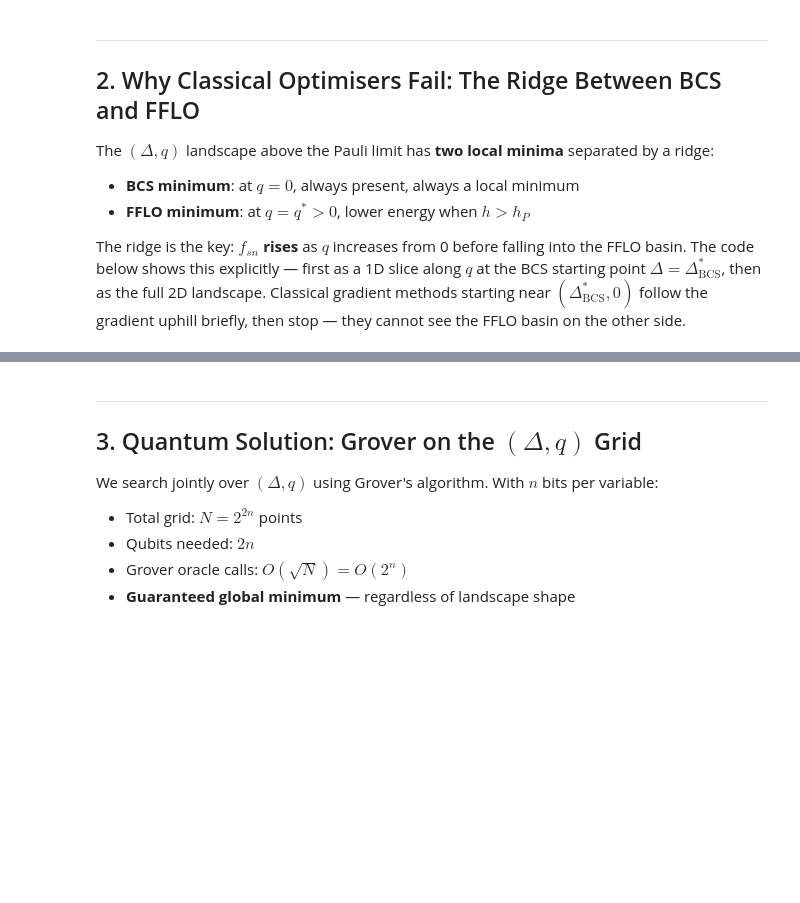
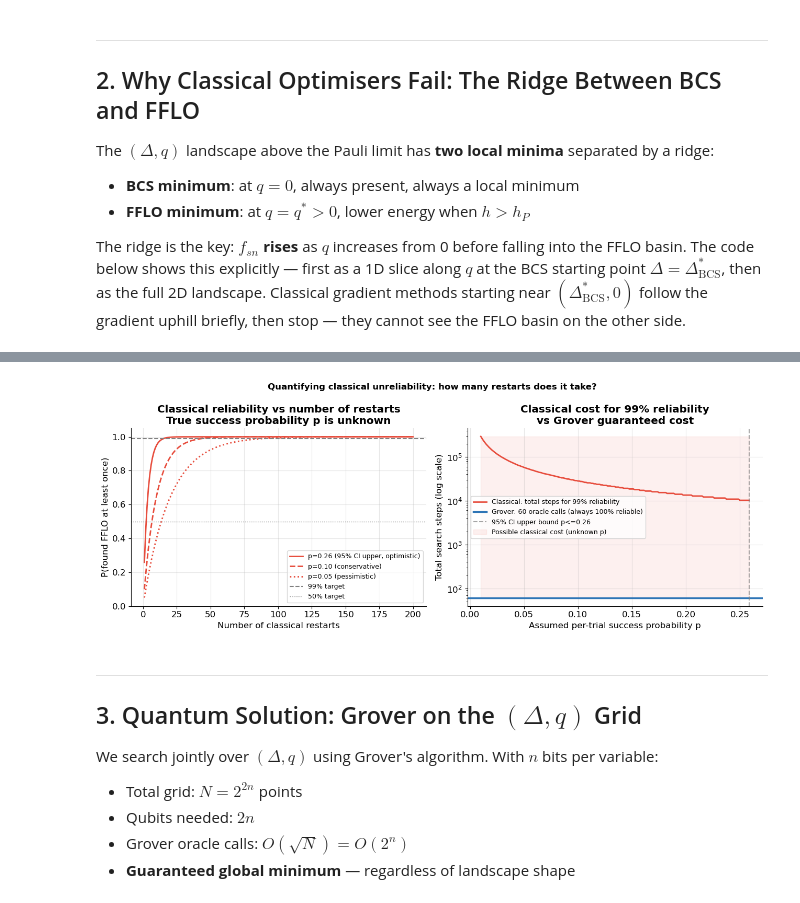
Before and after one commit to Faluke-Aikebaier/quantum-algorithms-condensed-matter, a Jupyter notebook: 07_bcs_fflo_grover.ipynb, the cells around one changed output, grey strips where cells are left out. Cells and saved outputs as stored; diff of their text form; code cells hidden in the pictures; blank space fills up the shorter version.

Commit message:
added more analysis

```diff
--- a/07_bcs_fflo_grover.ipynb
+++ b/07_bcs_fflo_grover.ipynb
@@ -512,3 +512,90 @@ Classical result: 0/10 found the FFLO minimum
 Mean evaluations: 639 per trial
 Total evaluations (10 trials): 6392
 [figure]
+# %%
+# ── Quantifying classical unreliability ──────────────────────────────────────────
+# We observed 0 successes in 10 trials.
+# Use Clopper-Pearson to bound the true per-trial success probability p.
+from scipy.stats import beta as beta_dist
+
+n_trials_obs = 10
+n_success    = n_correct   # from classical search above (0 in most runs)
+confidence   = 0.95
+
+# Clopper-Pearson upper bound on p
+p_upper = beta_dist.ppf(confidence, n_success + 1, n_trials_obs - n_success)
+p_mle   = n_success / n_trials_obs  # maximum likelihood estimate
+
+print('Classical reliability analysis (Clopper-Pearson)')
+print(f'  Observed: {n_success}/{n_trials_obs} trials found FFLO')
+print(f'  MLE of per-trial success probability p: {p_mle:.3f}')
+print(f'  95% CI upper bound on p: {p_upper:.3f}')
+print()
+
+# How many restarts needed for target reliability?
+target = 0.99
+for p_assumed, label in [(p_upper, f'p={p_upper:.2f} (95% CI upper bound, optimistic)'),
+                          (0.10,    'p=0.10 (conservative)'),
+                          (0.05,    'p=0.05 (pessimistic)')]:
+    if p_assumed > 0:
+        k = int(np.ceil(np.log(1 - target) / np.log(1 - p_assumed)))
+    else:
+        k = float('inf')
+    cost = k * avg_evals if k != float('inf') else float('inf')
+    print(f'  {label}:')
+    print(f'    restarts for 99% reliability: {k}')
+    print(f'    total search steps:           {cost:.0f}')
+    print()
+
+print(f'  Grover: {n_calls} oracle calls, 100% reliable (guaranteed global minimum)')
+print()
+
+# ── Plot: P(success) vs number of restarts for different p ────────────────
+k_range = np.arange(1, 201)
+fig, axes = plt.subplots(1, 2, figsize=(13, 5))
+
+p_scenarios = [
+    (p_upper, f'p={p_upper:.2f} (95% CI upper, optimistic)', '#E74C3C', '-'),
+    (0.10,    'p=0.10 (conservative)',                       '#E74C3C', '--'),
+    (0.05,    'p=0.05 (pessimistic)',                        '#E74C3C', ':'),
+]
+
+for p, label, col, ls in p_scenarios:
+    P_success = 1 - (1 - p)**k_range
+    axes[0].plot(k_range, P_success, color=col, ls=ls, lw=2, label=label)
+
+axes[0].axhline(0.99, color='gray', ls='--', lw=1.5, label='99% target')
+axes[0].axhline(0.50, color='gray', ls=':',  lw=1.0, label='50% target')
+axes[0].set_xlabel('Number of classical restarts')
+axes[0].set_ylabel('P(found FFLO at least once)')
+axes[0].set_title('Classical reliability vs number of restarts\n'
+                  'True success probability p is unknown', fontweight='bold')
+axes[0].legend(fontsize=9)
+axes[0].set_ylim(0, 1.05)
+
+# Panel 2: Total classical search steps vs restarts for 99% reliability
+# compared to Grover's fixed n_calls
+p_vals = np.linspace(0.01, p_upper, 200)
+k_for_99 = np.ceil(np.log(0.01) / np.log(1 - p_vals)).astype(int)
+total_steps = k_for_99 * avg_evals
+
+axes[1].semilogy(p_vals, total_steps, color='#E74C3C', lw=2,
+                 label='Classical: total steps for 99% reliability')
+axes[1].axhline(n_calls, color='#2E75B6', lw=2.5, ls='-',
+                label=f'Grover: {n_calls} oracle calls (always 100% reliable)')
+axes[1].axvline(p_upper, color='gray', ls='--', lw=1.5, alpha=0.7,
+                label=f'95% CI upper bound p<={p_upper:.2f}')
+axes[1].fill_betweenx([n_calls, total_steps.max()],
+                       0.01, p_upper, alpha=0.08, color='#E74C3C',
+                       label='Possible classical cost (unknown p)')
+axes[1].set_xlabel('Assumed per-trial success probability p')
+axes[1].set_ylabel('Total search steps (log scale)')
+axes[1].set_title('Classical cost for 99% reliability\nvs Grover guaranteed cost',
+                  fontweight='bold')
+axes[1].legend(fontsize=9)
+
+plt.suptitle('Quantifying classical unreliability: how many restarts does it take?',
+             fontsize=12, fontweight='bold')
+plt.tight_layout()
+plt.show()
+# %% [output]
@@ -515,3 +620,4 @@ Total evaluations (10 trials): 6392
+[figure, added]
 # %% [markdown]
 ---
 ## 3. Quantum Solution: Grover on the $(\Delta, q)$ Grid
```
Also changed, not shown: parts of 9 cells of this notebook.
